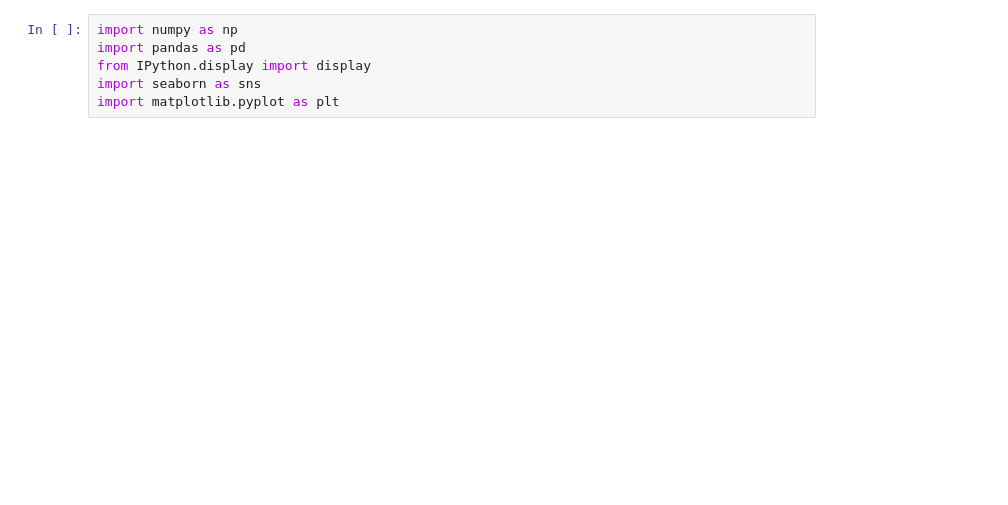
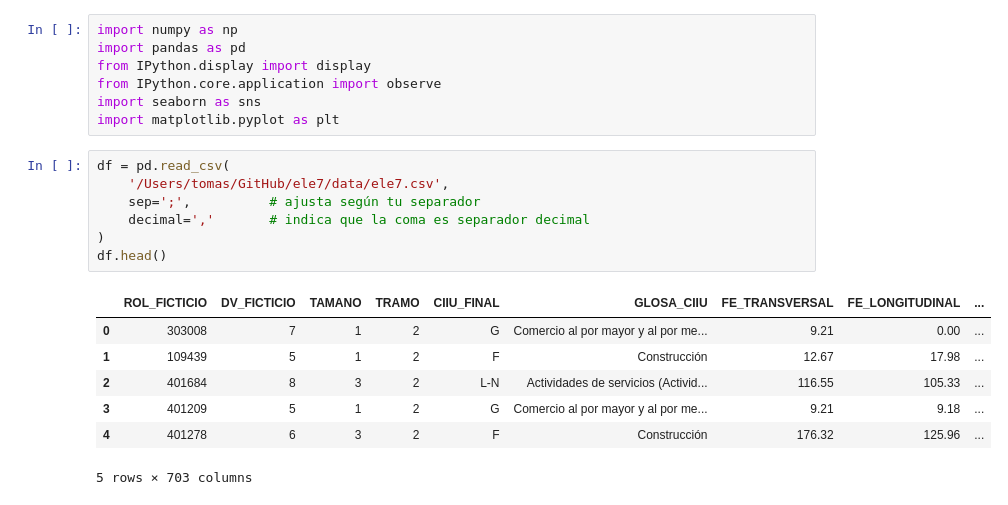
Before and after one commit to tomasleale/ele7, a Jupyter notebook: ele7.ipynb, the cells around one changed output. Drawn from its saved outputs; the diff is of its cells as text; blank space fills up the shorter version.

```diff
--- a/ele7.ipynb
+++ b/ele7.ipynb
@@ -2,6 +2,22 @@
 import numpy as np
 import pandas as pd
 from IPython.display import display
+from IPython.core.application import observe
 import seaborn as sns
 import matplotlib.pyplot as plt
+# %%
+df = pd.read_csv(
+    '/Users/tomas/GitHub/ele7/data/ele7.csv',
+    sep=';',          # ajusta según tu separador
+    decimal=','       # indica que la coma es separador decimal
+)
+df.head()
+# %% [output]
+|  | ROL_FICTICIO | DV_FICTICIO | TAMANO | TRAMO | CIIU_FINAL | GLOSA_CIIU | FE_TRANSVERSAL | FE_LONGITUDINAL | ... |
+| 0 | 303008 | 7 | 1 | 2 | G | Comercio al por mayor y al por me... | 9.21 | 0.00 | ... |
+| 1 | 109439 | 5 | 1 | 2 | F | Construcción | 12.67 | 17.98 | ... |
+| 2 | 401684 | 8 | 3 | 2 | L-N | Actividades de servicios (Activid... | 116.55 | 105.33 | ... |
+| 3 | 401209 | 5 | 1 | 2 | G | Comercio al por mayor y al por me... | 9.21 | 9.18 | ... |
+| 4 | 401278 | 6 | 3 | 2 | F | Construcción | 176.32 | 125.96 | ... |
+5 rows × 703 columns
 # %%
```
Also changed, not shown: parts of 6 cells of this notebook.
